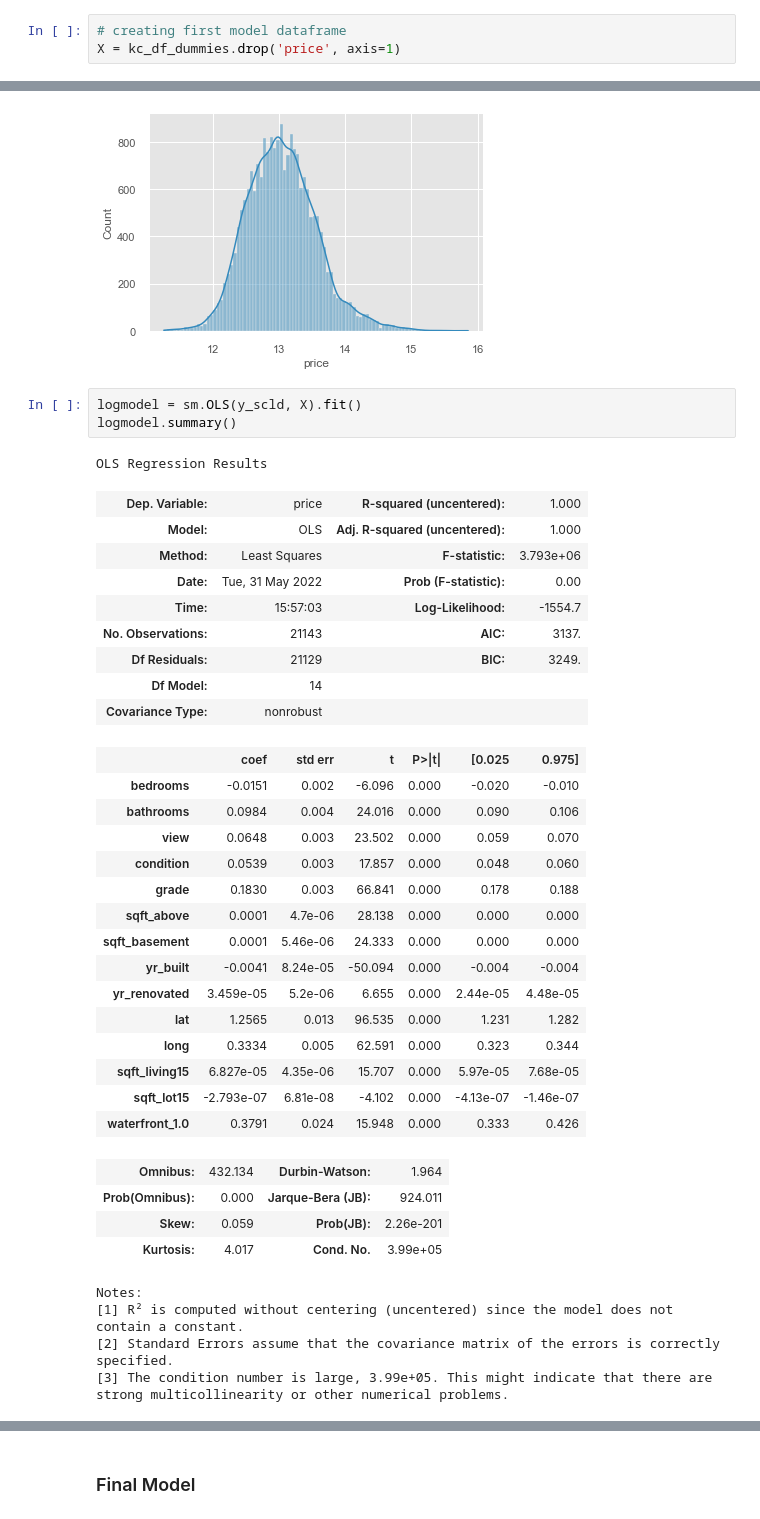
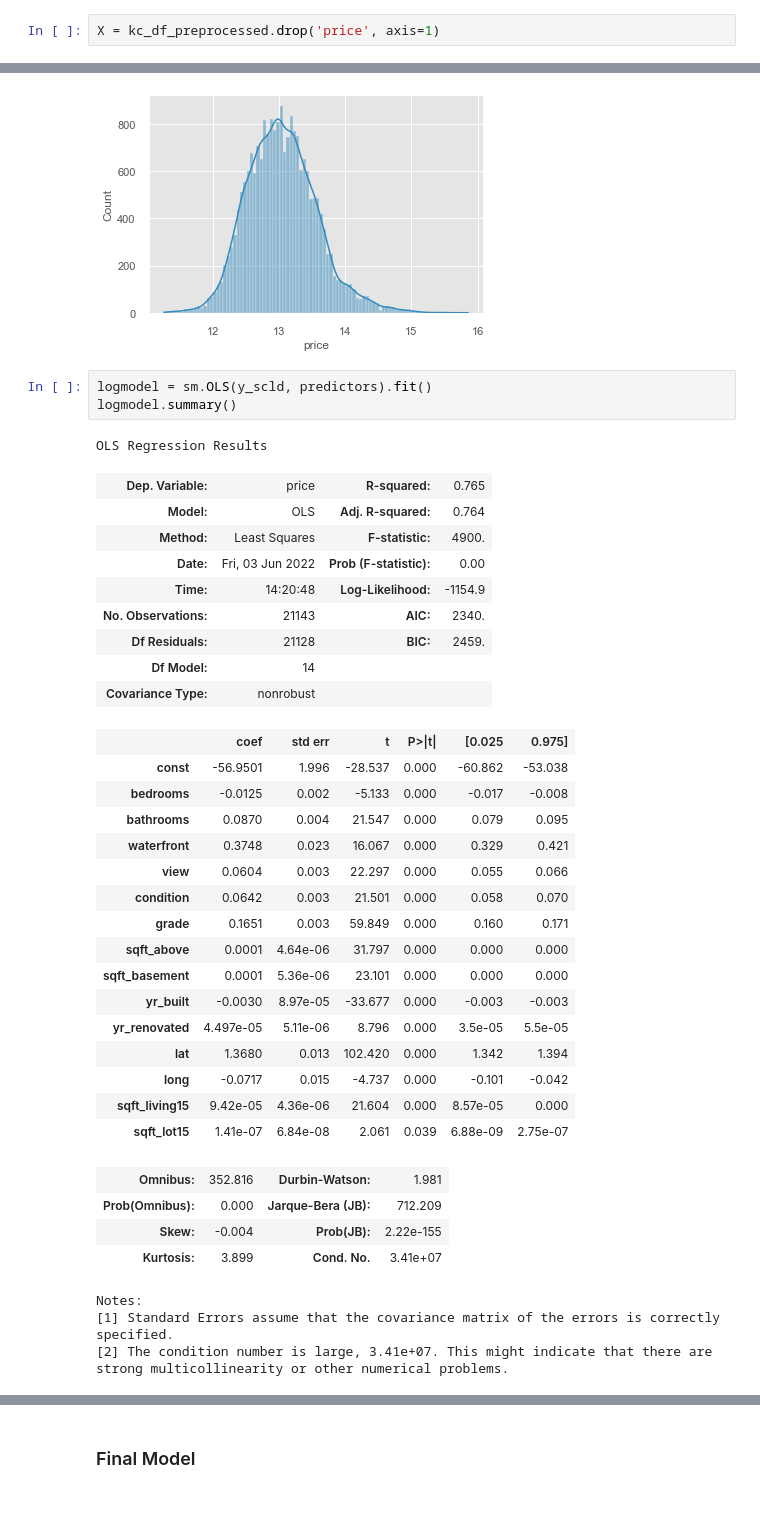
Before and after one commit to gt1719/kc_house_data_analysis-, a Jupyter notebook: kc_house_data_analysis .ipynb, the cells around one changed output, grey strips where cells are left out. Saved outputs shown, nothing was run; the diff lists cells and outputs as text.

```diff
--- a/kc_house_data_analysis .ipynb
+++ b/kc_house_data_analysis .ipynb
@@ -704,6 +716,5 @@ kc_df_dummies.head()
 # %%
-# creating first model dataframe
-X = kc_df_dummies.drop('price', axis=1)
+X = kc_df_preprocessed.drop('price', axis=1)
 # %%
 model1 = sm.OLS(y, X).fit()
 # %%
@@ -828,42 +839,42 @@ sns.histplot(y_scld, kde=True);
 # %% [output]
 [figure]
 # %%
-logmodel = sm.OLS(y_scld, X).fit()
+logmodel = sm.OLS(y_scld, predictors).fit()
 logmodel.summary()
 # %% [output]
 OLS Regression Results
-| Dep. Variable: | price | R-squared (uncentered): | 1.000 |
-| Model: | OLS | Adj. R-squared (uncentered): | 1.000 |
-| Method: | Least Squares | F-statistic: | 3.793e+06 |
-| Date: | Tue, 31 May 2022 | Prob (F-statistic): | 0.00 |
-| Time: | 15:57:03 | Log-Likelihood: | -1554.7 |
-| No. Observations: | 21143 | AIC: | 3137. |
-| Df Residuals: | 21129 | BIC: | 3249. |
+| Dep. Variable: | price | R-squared: | 0.765 |
+| Model: | OLS | Adj. R-squared: | 0.764 |
+| Method: | Least Squares | F-statistic: | 4900. |
+| Date: | Fri, 03 Jun 2022 | Prob (F-statistic): | 0.00 |
+| Time: | 14:20:48 | Log-Likelihood: | -1154.9 |
+| No. Observations: | 21143 | AIC: | 2340. |
+| Df Residuals: | 21128 | BIC: | 2459. |
 | Df Model: | 14 |  |  |
 | Covariance Type: | nonrobust |  |  |
 |  | coef | std err | t | P>|t| | [0.025 | 0.975] |
-| bedrooms | -0.0151 | 0.002 | -6.096 | 0.000 | -0.020 | -0.010 |
-| bathrooms | 0.0984 | 0.004 | 24.016 | 0.000 | 0.090 | 0.106 |
-| view | 0.0648 | 0.003 | 23.502 | 0.000 | 0.059 | 0.070 |
-| condition | 0.0539 | 0.003 | 17.857 | 0.000 | 0.048 | 0.060 |
-| grade | 0.1830 | 0.003 | 66.841 | 0.000 | 0.178 | 0.188 |
-| sqft_above | 0.0001 | 4.7e-06 | 28.138 | 0.000 | 0.000 | 0.000 |
-| sqft_basement | 0.0001 | 5.46e-06 | 24.333 | 0.000 | 0.000 | 0.000 |
-| yr_built | -0.0041 | 8.24e-05 | -50.094 | 0.000 | -0.004 | -0.004 |
-| yr_renovated | 3.459e-05 | 5.2e-06 | 6.655 | 0.000 | 2.44e-05 | 4.48e-05 |
-| lat | 1.2565 | 0.013 | 96.535 | 0.000 | 1.231 | 1.282 |
-| long | 0.3334 | 0.005 | 62.591 | 0.000 | 0.323 | 0.344 |
-| sqft_living15 | 6.827e-05 | 4.35e-06 | 15.707 | 0.000 | 5.97e-05 | 7.68e-05 |
-| sqft_lot15 | -2.793e-07 | 6.81e-08 | -4.102 | 0.000 | -4.13e-07 | -1.46e-07 |
-| waterfront_1.0 | 0.3791 | 0.024 | 15.948 | 0.000 | 0.333 | 0.426 |
+| const | -56.9501 | 1.996 | -28.537 | 0.000 | -60.862 | -53.038 |
+| bedrooms | -0.0125 | 0.002 | -5.133 | 0.000 | -0.017 | -0.008 |
+| bathrooms | 0.0870 | 0.004 | 21.547 | 0.000 | 0.079 | 0.095 |
+| waterfront | 0.3748 | 0.023 | 16.067 | 0.000 | 0.329 | 0.421 |
+| view | 0.0604 | 0.003 | 22.297 | 0.000 | 0.055 | 0.066 |
+| condition | 0.0642 | 0.003 | 21.501 | 0.000 | 0.058 | 0.070 |
+| grade | 0.1651 | 0.003 | 59.849 | 0.000 | 0.160 | 0.171 |
+| sqft_above | 0.0001 | 4.64e-06 | 31.797 | 0.000 | 0.000 | 0.000 |
+| sqft_basement | 0.0001 | 5.36e-06 | 23.101 | 0.000 | 0.000 | 0.000 |
+| yr_built | -0.0030 | 8.97e-05 | -33.677 | 0.000 | -0.003 | -0.003 |
+| yr_renovated | 4.497e-05 | 5.11e-06 | 8.796 | 0.000 | 3.5e-05 | 5.5e-05 |
+| lat | 1.3680 | 0.013 | 102.420 | 0.000 | 1.342 | 1.394 |
+| long | -0.0717 | 0.015 | -4.737 | 0.000 | -0.101 | -0.042 |
+| sqft_living15 | 9.42e-05 | 4.36e-06 | 21.604 | 0.000 | 8.57e-05 | 0.000 |
+| sqft_lot15 | 1.41e-07 | 6.84e-08 | 2.061 | 0.039 | 6.88e-09 | 2.75e-07 |
-| Omnibus: | 432.134 | Durbin-Watson: | 1.964 |
-| Prob(Omnibus): | 0.000 | Jarque-Bera (JB): | 924.011 |
-| Skew: | 0.059 | Prob(JB): | 2.26e-201 |
-| Kurtosis: | 4.017 | Cond. No. | 3.99e+05 |
+| Omnibus: | 352.816 | Durbin-Watson: | 1.981 |
+| Prob(Omnibus): | 0.000 | Jarque-Bera (JB): | 712.209 |
+| Skew: | -0.004 | Prob(JB): | 2.22e-155 |
+| Kurtosis: | 3.899 | Cond. No. | 3.41e+07 |
 Notes:
-[1] R² is computed without centering (uncentered) since the model does not contain a constant.
-[2] Standard Errors assume that the covariance matrix of the errors is correctly specified.
-[3] The condition number is large, 3.99e+05. This might indicate that there are
+[1] Standard Errors assume that the covariance matrix of the errors is correctly specified.
+[2] The condition number is large, 3.41e+07. This might indicate that there are
 strong multicollinearity or other numerical problems.
 # %%
 fig = sm.graphics.qqplot(logmodel.resid, line='45',fit=True);
```
Also changed, not shown: parts of 61 cells of this notebook, 10 other files.
